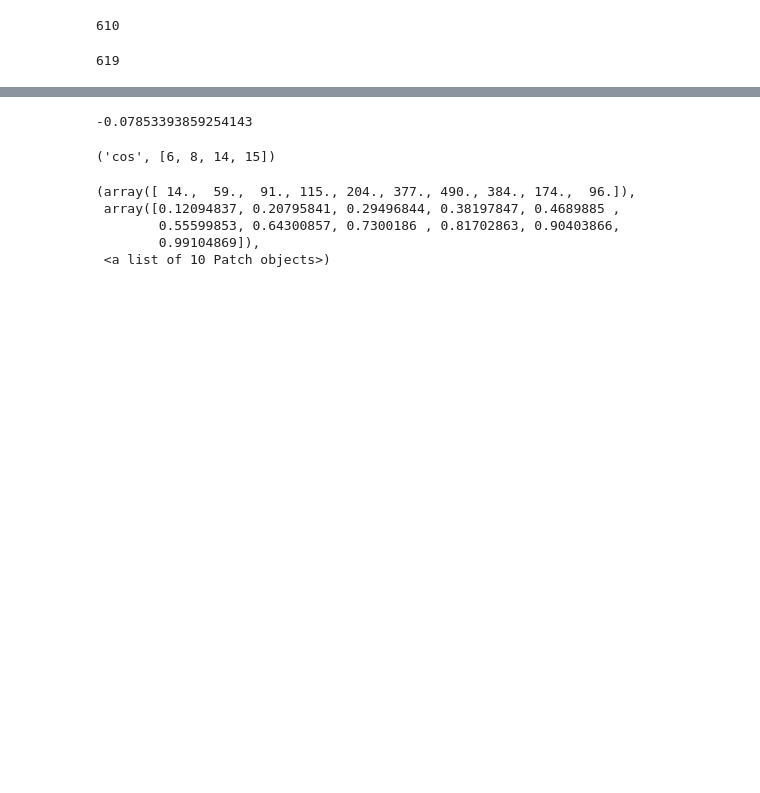
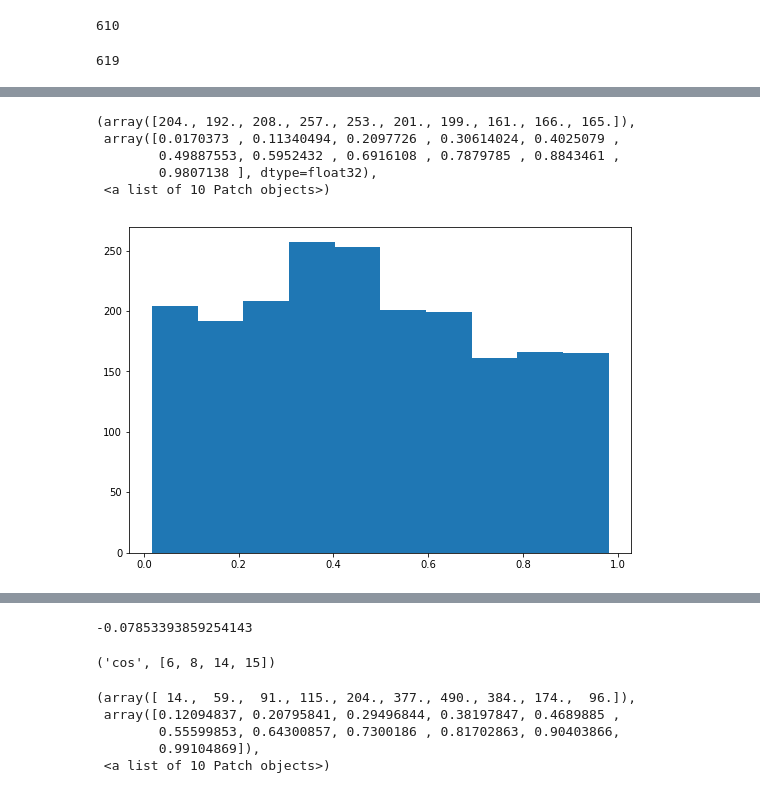
Before and after one commit to bio-phys/aimmd, a Jupyter notebook: examples/capped_alanine_dipeptide/2_analysis.ipynb, the cells around one changed output, grey strips where cells are left out. Cells and saved outputs as stored; diff of their text form; code cells hidden in the pictures; blank space fills up the shorter version.

```diff
--- a/examples/capped_alanine_dipeptide/2_analysis.ipynb
+++ b/examples/capped_alanine_dipeptide/2_analysis.ipynb
@@ -263,0 +266,8 @@ np.log(0.046)
+# %%
+# lets have a look at the SNN
+snns = [arcd.keras.utils.load_keras_model('/home/tb/hejung/DATA/Master/new_train_data/ala/SNN_lorentz/IC_lr1e-4_window100_opt005_subopt035/{:d}/ala_HB_TPS.nc_model.h5'.format(i))
+        for i in [1, 2, 3, 4, 5, 7, 8, 9, 10]]
+# %%
+p_B_func = lambda q: 1./(np.exp(-q) + 1)
+# %%
+snn_p_true = [p_B_func(s.predict(trainset.descriptors)) for s in snns]
@@ -263,0 +276,10 @@ np.log(0.046)
+# %%
+n = 8
+plt.hist(snn_p_true[n])
+# %% [output]
+(array([204., 192., 208., 257., 253., 201., 199., 161., 166., 165.]),
+ array([0.0170373 , 0.11340494, 0.2097726 , 0.30614024, 0.4025079 ,
+        0.49887553, 0.5952432 , 0.6916108 , 0.7879785 , 0.8843461 ,
+        0.9807138 ], dtype=float32),
+ <a list of 10 Patch objects>)
+[figure, added]
```
Also changed, not shown: parts of 39 cells of this notebook, 1 other file.
